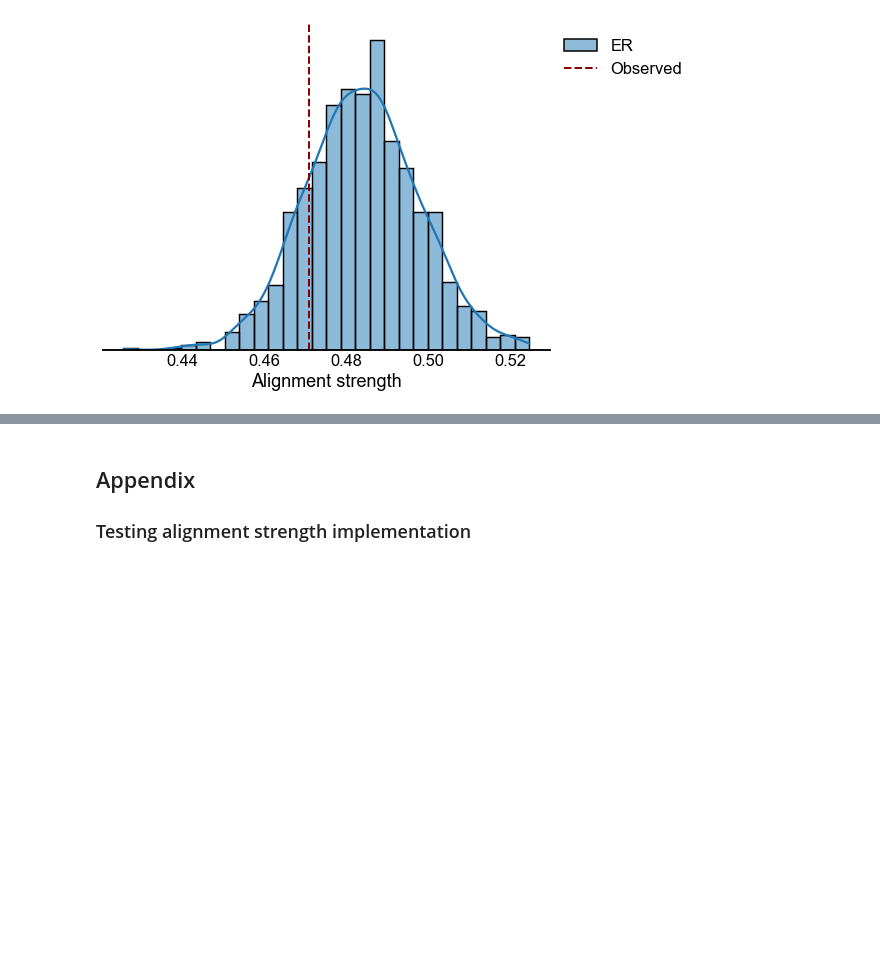
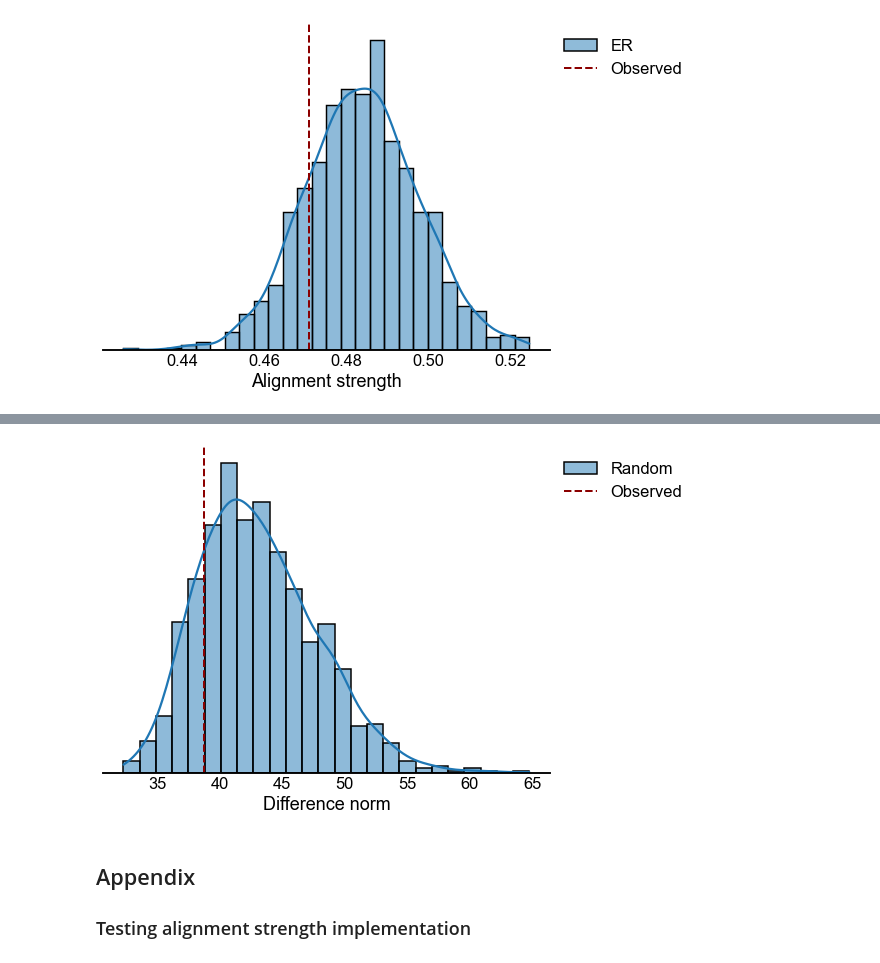
Before and after one commit to neurodata/matching, a Jupyter notebook: docs/kc_stereotypy.ipynb, the cells around one changed output, grey strips where cells are left out. Saved outputs shown, nothing was run; the diff lists cells and outputs as text; code cells hidden in the pictures; blank space fills up the shorter version.

```diff
--- a/docs/kc_stereotypy.ipynb
+++ b/docs/kc_stereotypy.ipynb
@@ -356,0 +497,8 @@ There are a couple of weirdnesses:
+# %%
+fig, ax = plt.subplots(1, 1, figsize=(8, 6))
+histplot(data=results, x="stat", hue="data", kde=True, ax=ax)
+ax.set(ylabel="", yticks=[], xlabel="Difference norm")
+ax.spines["left"].set_visible(False)
+
+gluefig("alignment_dist_weighted", fig)
+# %% [output]
@@ -357,3 +506,4 @@ There are a couple of weirdnesses:
+[figure, added]
 # %% [markdown]
 ## Appendix
 ### Testing alignment strength implementation
```
Also changed, not shown: parts of 15 cells of this notebook, 1 other file.
